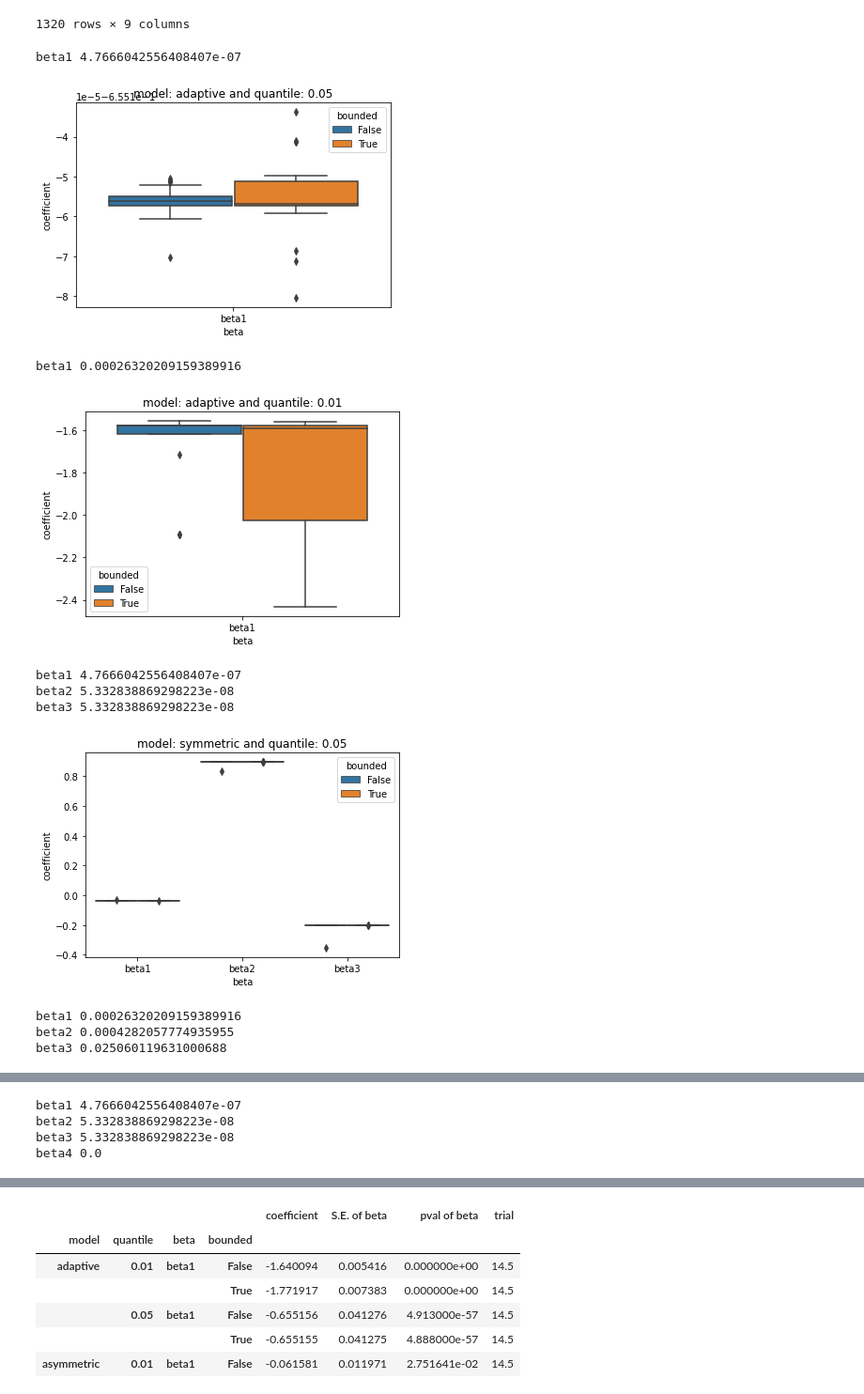
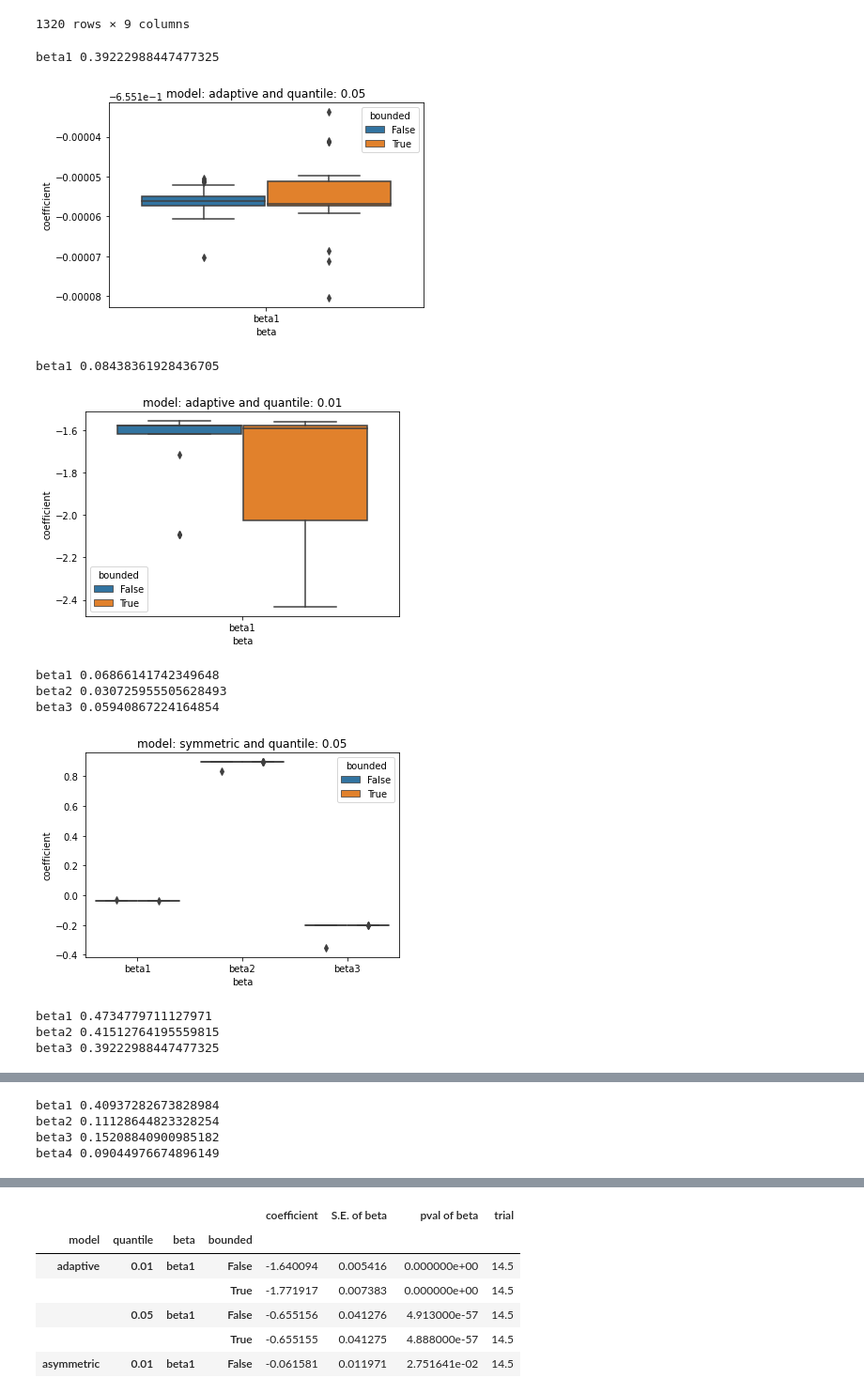
Before and after one commit to yatshunlee/CAViaR, a Jupyter notebook: notebook-experiment/random_seed_analysis_RQ_bounds.ipynb, the cells around one changed output, grey strips where cells are left out. Shown at 94% size. Cells and saved outputs as stored; diff of their text form; code cells hidden in the pictures.

```diff
--- a/notebook-experiment/random_seed_analysis_RQ_bounds.ipynb
+++ b/notebook-experiment/random_seed_analysis_RQ_bounds.ipynb
@@ -130,37 +130,38 @@ beta_df
 # %%
 for model in beta_df.model.unique():
     for q in beta_df['quantile'].unique():
         plt.figure()
         sns.boxplot(
             data=beta_df[(beta_df['model']==model)&(beta_df['quantile']==q)&(beta_df['method']=='RQ')],
             x='beta',
             y='coefficient',
             hue='bounded'
         )
+        plt.ticklabel_format(style='plain', axis='y')
         cond1 = beta_df['quantile']==q
-        cond2 = beta_df['model']==mod
+        cond2 = beta_df['model']==model
         plt.title(f'model: {model} and quantile: {q}')
         for beta in beta_df[beta_df['model']==model].beta.unique():
             cond3 = beta_df['beta']==beta
             x = beta_df[(beta_df['method']=='RQ')&(beta_df['bounded']==True)&cond1&cond2&cond3]['coefficient']
             y = beta_df[(beta_df['method']=='RQ')&(beta_df['bounded']==False)&cond1&cond2&cond3]['coefficient']
             print(beta, mannwhitneyu(x, y)[1])
         plt.show()
 # %% [output]
-beta1 4.7666042556408407e-07
+beta1 0.39222988447477325
-[figure, old version]
+[figure, new version]
-beta1 0.00026320209159389916
+beta1 0.08438361928436705
 [figure]
-beta1 4.7666042556408407e-07
-beta2 5.332838869298223e-08
-beta3 5.332838869298223e-08
+beta1 0.06866141742349648
+beta2 0.030725955505628493
+beta3 0.05940867224164854
 [figure]
-beta1 0.00026320209159389916
-beta2 0.0004282057774935955
-beta3 0.025060119631000688
+beta1 0.4734779711127971
+beta2 0.41512764195559815
+beta3 0.39222988447477325
 [figure]
-beta1 4.7666042556408407e-07
-beta2 5.332838869298223e-08
-beta3 5.332838869298223e-08
-beta4 0.0
+beta1 0.40937282673828984
+beta2 0.11128644823328254
+beta3 0.15208840900985182
+beta4 0.09044976674896149
 [figure]
```
Also changed, not shown: parts of 1 cell of this notebook, 30 other files.
